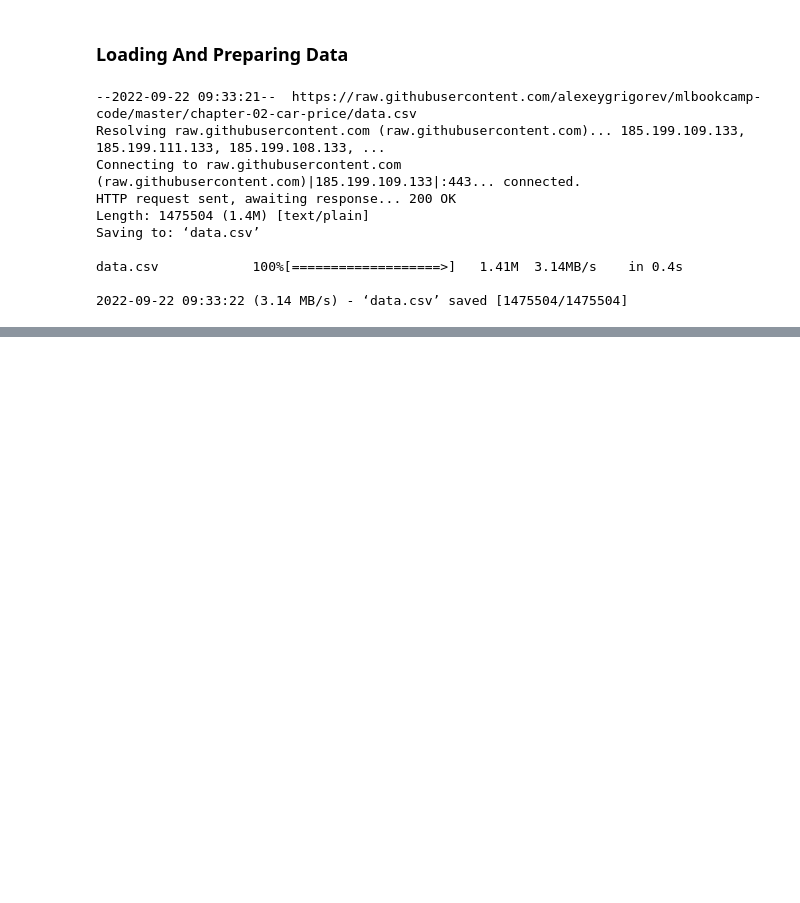
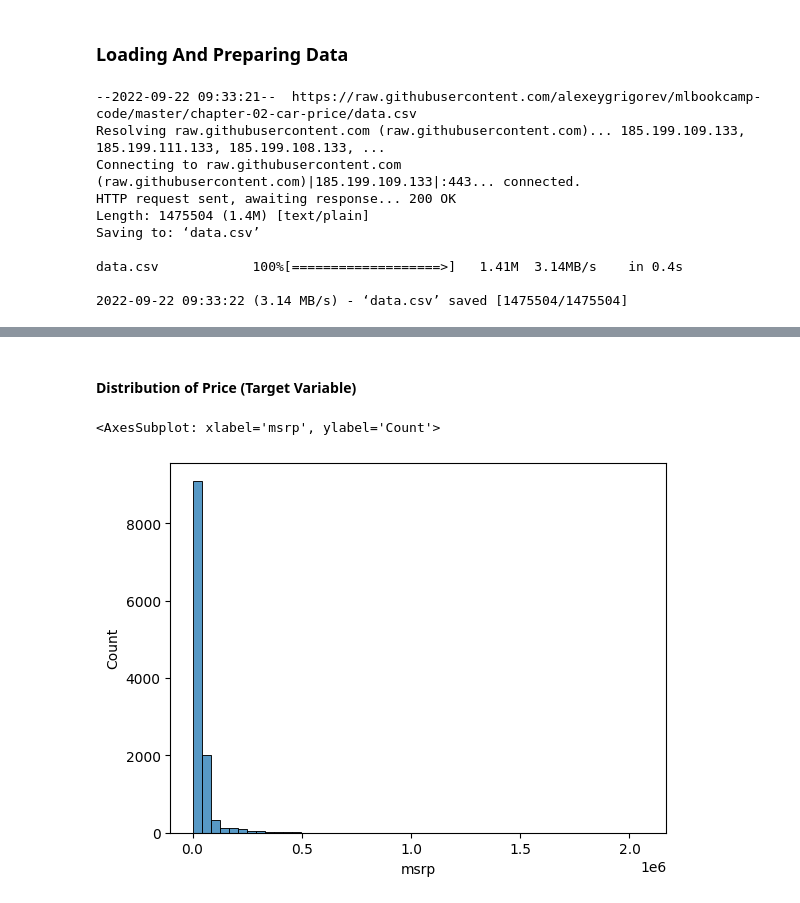
Before and after one commit to moro23/ml_zoomcamp_2022, a Jupyter notebook: chapter_2/car_price_prediction.ipynb, the cells around one changed output, grey strips where cells are left out. Saved outputs shown, nothing was run; the diff lists cells and outputs as text; code cells hidden in the pictures; blank space fills up the shorter version.

Commit message:
installed seaborn library, updated the notebook by looking at unique items in the dataset, target var analysis, checked for missing values.

```diff
--- a/chapter_2/car_price_prediction.ipynb
+++ b/chapter_2/car_price_prediction.ipynb
@@ -36,0 +35,4 @@ df.head()
+# %%
+## normalize your column names
+df.columns = df.columns.str.lower().str.replace(' ', '_')
+df.head()
@@ -36,0 +46,6 @@ df.head()
+# %%
+## normalizing the data in the rows
+columns = list(df.dtypes[df.dtypes == object].index)
+
+for col in columns:
+    df[col] = df[col].str.lower().str.replace(' ', '_')
@@ -36,0 +111,2 @@ df.head()
+# %% [markdown]
+#### Distribution of Price (Target Variable)
@@ -36,0 +120,7 @@ df.head()
+# %%
+## select the tartet variable from the dataframe
+## and histplay the distribution using histogram plot
+sns.histplot(df.msrp, bins=50)
+# %% [output]
+<AxesSubplot: xlabel='msrp', ylabel='Count'>
+[figure, added]
```
Also changed, not shown: parts of 15 cells of this notebook, 2 other files.
